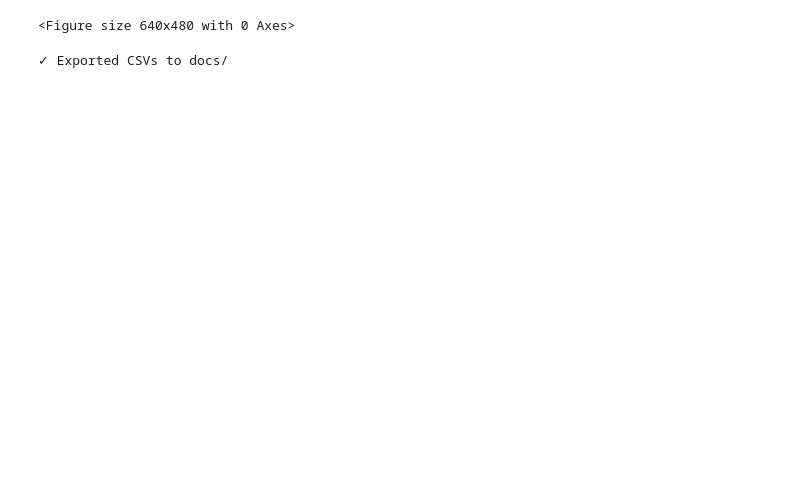
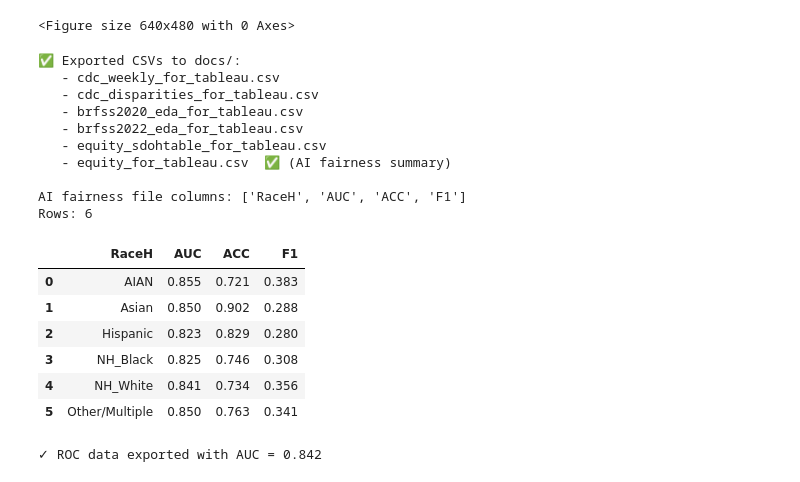
Before and after one commit to asamimi3/25-FALL-ASAMIMI, a Jupyter notebook: notebooks/eda1.ipynb, the cells around one changed output. Saved outputs shown, nothing was run; the diff lists cells and outputs as text; code cells hidden in the pictures; blank space fills up the shorter version.

Commit message:
weekly update for 10/27. fixed, cleaned, adjusted, eda. moved eda code to .py, and started tableau plots and dashboard

```diff
--- a/notebooks/eda1.ipynb
+++ b/notebooks/eda1.ipynb
@@ -387,35 +400,86 @@ plt.savefig(DOCS / "deathrate_ratio.png", dpi=200)
 # %% [output]
 <Figure size 640x480 with 0 Axes>
 # %%
-from pathlib import Path
-import pandas as pd
-
-# paths
 ROOT = Path.cwd().parents[0]
 DATA_PROCESSED = ROOT / "data" / "processed"
 DOCS = ROOT / "docs"
 DOCS.mkdir(exist_ok=True, parents=True)
 
-# --- CDC weekly for time series by race
+# 1. CDC weekly data
 cdc = pd.read_parquet(DATA_PROCESSED / "cdc_weekly_clean.parquet")
 cdc.to_csv(DOCS / "cdc_weekly_for_tableau.csv", index=False)
 
-# --- CDC disparities death-rate ratios vs NH_White
+# 2. CDC disparities data -death-rate ratios vs NH_White
 cdc_disp = pd.read_parquet(DATA_PROCESSED / "cdc_disparities_by_week.parquet")
 cdc_disp.to_csv(DOCS / "cdc_disparities_for_tableau.csv", index=False)
 
-# --- BRFSS 2020 EDA categorical RaceH present
+# 3. BRFSS survey data
 brfss20_eda = pd.read_parquet(DATA_PROCESSED / "brfss2020_eda.parquet")
+brfss22_eda = pd.read_parquet(DATA_PROCESSED / "brfss2022_eda.parquet")
 brfss20_eda.to_csv(DOCS / "brfss2020_eda_for_tableau.csv", index=False)
-
-# --- BRFSS 2022 EDA
-brfss22_eda = pd.read_parquet(DATA_PROCESSED / "brfss2022_eda.parquet")
 brfss22_eda.to_csv(DOCS / "brfss2022_eda_for_tableau.csv", index=False)
 
-# --- Equity subset
+#4. Export SDOH Equity Table
 equity = pd.read_parquet(DATA_PROCESSED / "equity_selected.parquet")
-equity.to_csv(DOCS / "equity_for_tableau.csv", index=False)
+equity.to_csv(DOCS / "equity_sdohtable_for_tableau.csv", index=False)
 
-print("✓ Exported CSVs to docs/")
+# 5. Export AI Fairness Metrics
+fair = group_metrics(score_df.query("split=='test'"))
+fair_out = (
+    fair[["RaceH", "AUC", "ACC", "F1"]]
+    .sort_values("RaceH")
+    .round(3)
+)
+
+fair_out.to_csv(DOCS / "equity_for_tableau.csv", index=False)
+
+print("✅ Exported CSVs to docs/:")
+print("   - cdc_weekly_for_tableau.csv")
+print("   - cdc_disparities_for_tableau.csv")
+print("   - brfss2020_eda_for_tableau.csv")
+print("   - brfss2022_eda_for_tableau.csv")
+print("   - equity_sdohtable_for_tableau.csv")
+print("   - equity_for_tableau.csv  ✅ (AI fairness summary)")
+print()
+print("AI fairness file columns:", fair_out.columns.tolist())
+print("Rows:", len(fair_out))
+display(fair_out)
 # %% [output]
-✓ Exported CSVs to docs/
+✅ Exported CSVs to docs/:
+   - cdc_weekly_for_tableau.csv
+   - cdc_disparities_for_tableau.csv
+   - brfss2020_eda_for_tableau.csv
+   - brfss2022_eda_for_tableau.csv
+   - equity_sdohtable_for_tableau.csv
+   - equity_for_tableau.csv  ✅ (AI fairness summary)
+
+AI fairness file columns: ['RaceH', 'AUC', 'ACC', 'F1']
+Rows: 6
+|  | RaceH | AUC | ACC | F1 |
+| 0 | AIAN | 0.855 | 0.721 | 0.383 |
+| 1 | Asian | 0.850 | 0.902 | 0.288 |
+| 2 | Hispanic | 0.823 | 0.829 | 0.280 |
+| 3 | NH_Black | 0.825 | 0.746 | 0.308 |
+| 4 | NH_White | 0.841 | 0.734 | 0.356 |
+| 5 | Other/Multiple | 0.850 | 0.763 | 0.341 |
+# %%
+from sklearn.metrics import roc_curve, roc_auc_score
+import pandas as pd
+
+# Calculate ROC curve for test set
+fpr, tpr, thr = roc_curve(y_test, proba_test)
+auc_score = roc_auc_score(y_test, proba_test)
+
+roc_df = pd.DataFrame({
+    "FPR": fpr,
+    "TPR": tpr,
+    "Threshold": thr
+})
+roc_df["AUC"] = auc_score  # store AUC for display if needed
+
+# Save for Tableau
+roc_df.to_csv(DOCS / "roc_for_tableau.csv", index=False)
+
+print(f"✓ ROC data exported with AUC = {auc_score:.3f}")
+# %% [output]
+✓ ROC data exported with AUC = 0.842
```
Also changed, not shown: parts of 3 cells of this notebook, 2 other files.
